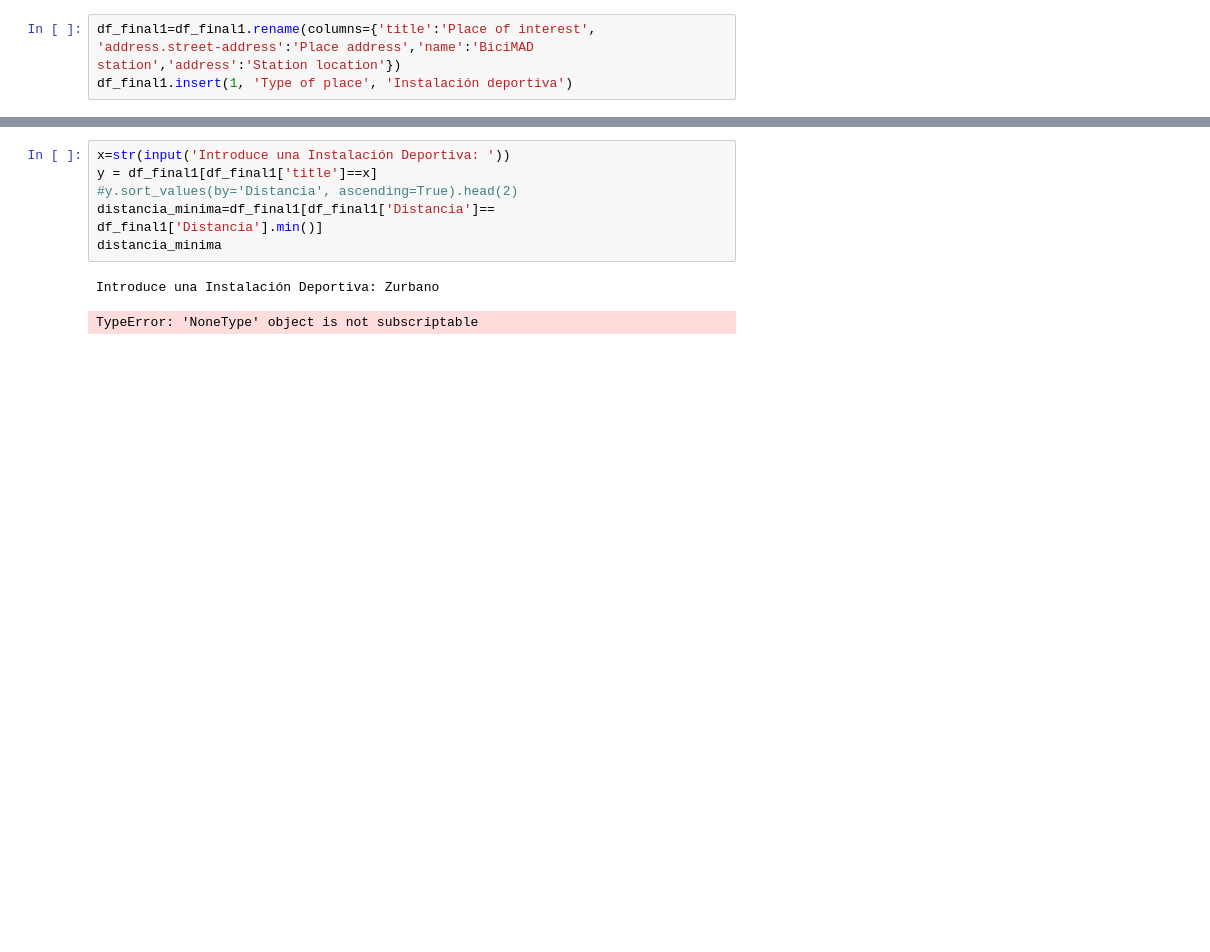
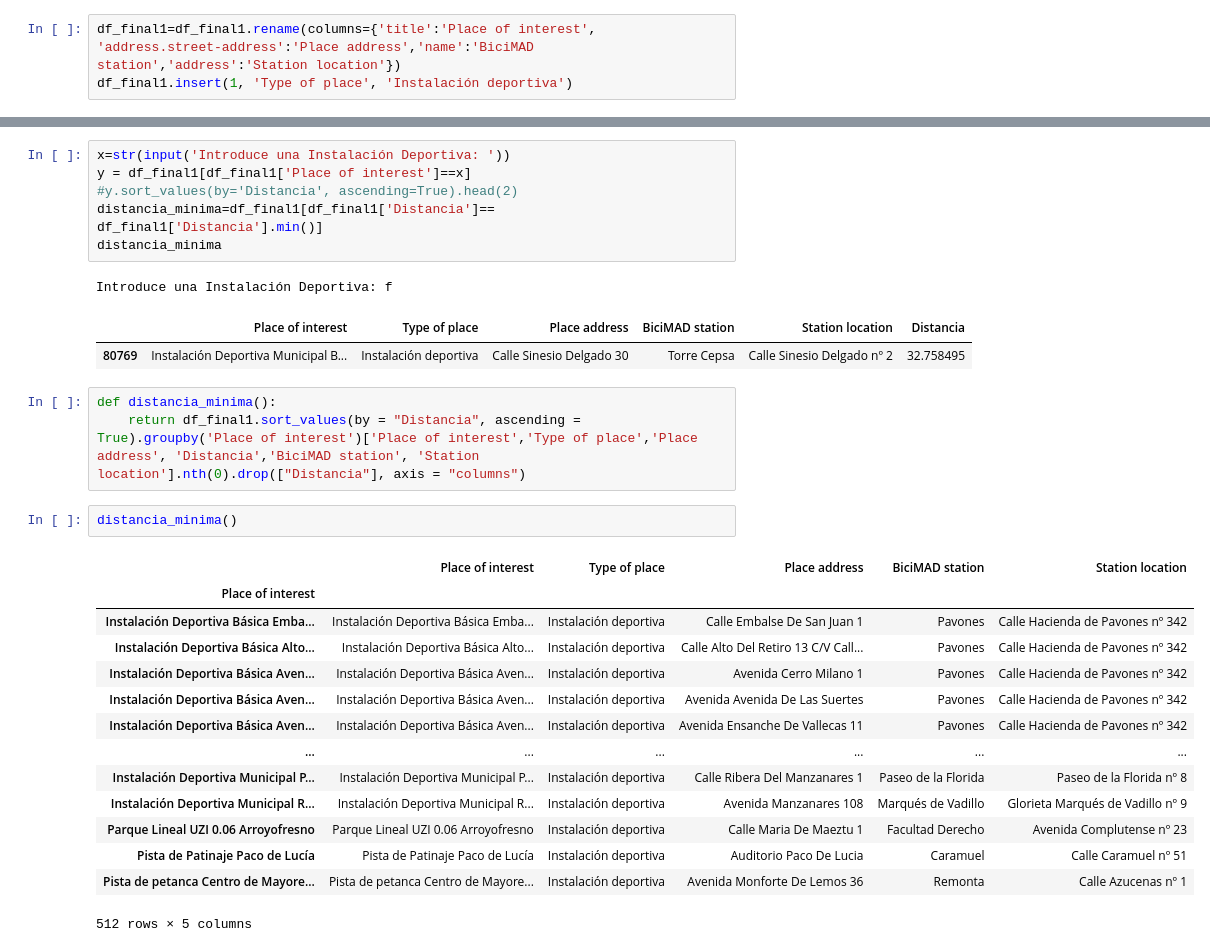
Before and after one commit to DiegoMerello/ih_datamadpt1121_project_m1, a Jupyter notebook: Primera prueba.ipynb, the cells around one changed output, grey strips where cells are left out. Saved outputs shown, nothing was run; the diff lists cells and outputs as text; blank space fills up the shorter version.

```diff
--- a/Primera prueba.ipynb
+++ b/Primera prueba.ipynb
@@ -294,9 +294,30 @@ df_final1
 # %%
 x=str(input('Introduce una Instalación Deportiva: '))
-y = df_final1[df_final1['title']==x]
+y = df_final1[df_final1['Place of interest']==x]
 #y.sort_values(by='Distancia', ascending=True).head(2)
 distancia_minima=df_final1[df_final1['Distancia']== df_final1['Distancia'].min()]
 distancia_minima
 # %% [output]
-Introduce una Instalación Deportiva: Zurbano
+Introduce una Instalación Deportiva: f
-TypeError: 'NoneType' object is not subscriptable
+|  | Place of interest | Type of place | Place address | BiciMAD station | Station location | Distancia |
+| 80769 | Instalación Deportiva Municipal B... | Instalación deportiva | Calle Sinesio Delgado 30 | Torre Cepsa | Calle Sinesio Delgado nº 2 | 32.758495 |
+# %%
+def distancia_minima():
+    return df_final1.sort_values(by = "Distancia", ascending = True).groupby('Place of interest')['Place of interest','Type of place','Place address', 'Distancia','BiciMAD station', 'Station location'].nth(0).drop(["Distancia"], axis = "columns")
+# %%
+distancia_minima()
+# %% [output]
+|  | Place of interest | Type of place | Place address | BiciMAD station | Station location |
+| Place of interest |  |  |  |  |  |
+| Instalación Deportiva Básica Emba... | Instalación Deportiva Básica Emba... | Instalación deportiva | Calle Embalse De San Juan 1 | Pavones | Calle Hacienda de Pavones nº 342 |
+| Instalación Deportiva Básica Alto... | Instalación Deportiva Básica Alto... | Instalación deportiva | Calle Alto Del Retiro 13 C/V Call... | Pavones | Calle Hacienda de Pavones nº 342 |
+| Instalación Deportiva Básica Aven... | Instalación Deportiva Básica Aven... | Instalación deportiva | Avenida Cerro Milano 1 | Pavones | Calle Hacienda de Pavones nº 342 |
+| Instalación Deportiva Básica Aven... | Instalación Deportiva Básica Aven... | Instalación deportiva | Avenida Avenida De Las Suertes | Pavones | Calle Hacienda de Pavones nº 342 |
+| Instalación Deportiva Básica Aven... | Instalación Deportiva Básica Aven... | Instalación deportiva | Avenida Ensanche De Vallecas 11 | Pavones | Calle Hacienda de Pavones nº 342 |
+| ... | ... | ... | ... | ... | ... |
+| Instalación Deportiva Municipal P... | Instalación Deportiva Municipal P... | Instalación deportiva | Calle Ribera Del Manzanares 1 | Paseo de la Florida | Paseo de la Florida nº 8 |
+| Instalación Deportiva Municipal R... | Instalación Deportiva Municipal R... | Instalación deportiva | Avenida Manzanares 108 | Marqués de Vadillo | Glorieta Marqués de Vadillo nº 9 |
+| Parque Lineal UZI 0.06 Arroyofresno | Parque Lineal UZI 0.06 Arroyofresno | Instalación deportiva | Calle Maria De Maeztu 1 | Facultad Derecho | Avenida Complutense nº 23 |
+| Pista de Patinaje Paco de Lucía | Pista de Patinaje Paco de Lucía | Instalación deportiva | Auditorio Paco De Lucia | Caramuel | Calle Caramuel nº 51 |
+| Pista de petanca Centro de Mayore... | Pista de petanca Centro de Mayore... | Instalación deportiva | Avenida Monforte De Lemos 36 | Remonta | Calle Azucenas nº 1 |
+512 rows × 5 columns
```
Also changed, not shown: parts of 2 cells of this notebook, 5 other files.
